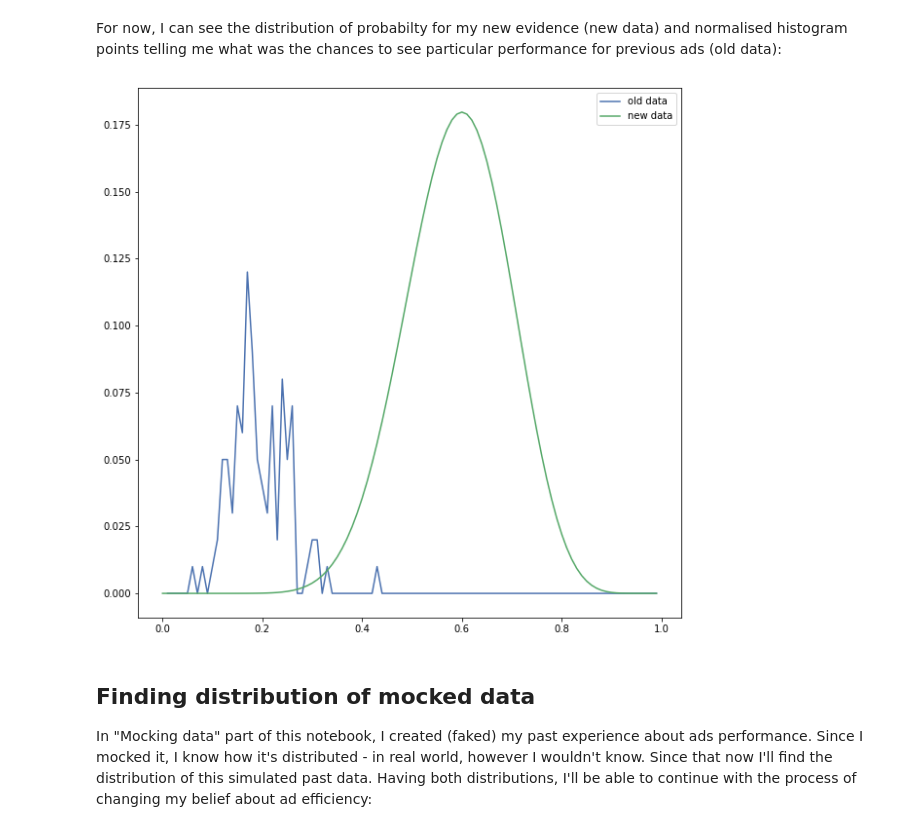
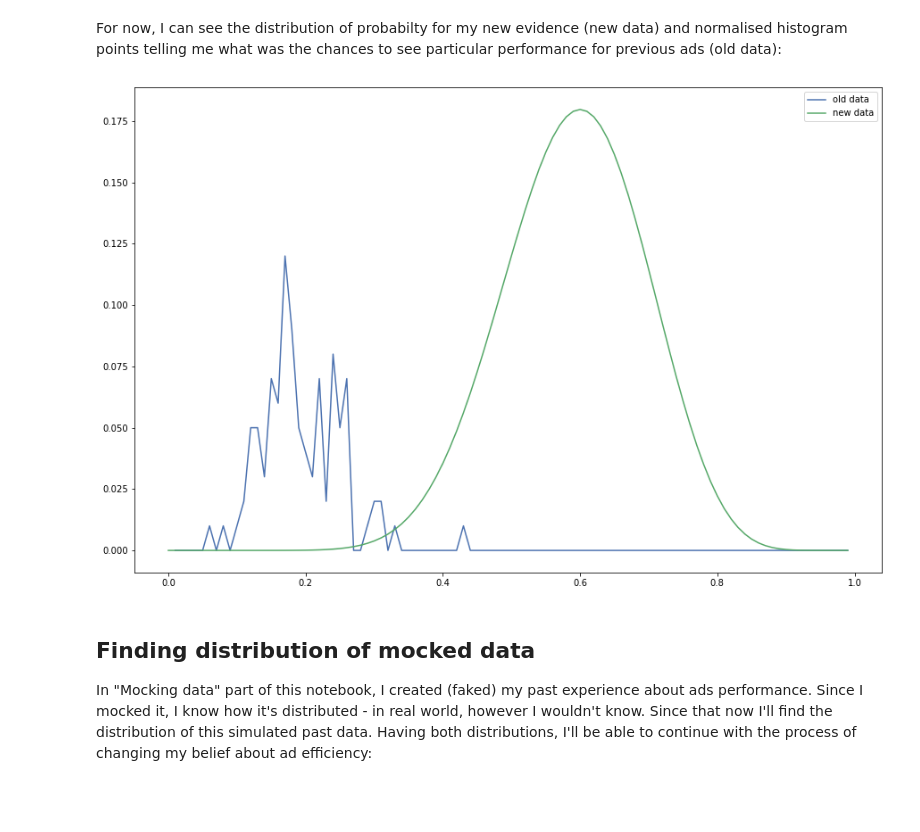
Before and after one commit to marcindahlen/My-adventure-into-Machine-Learning, a Jupyter notebook: MCMC_with_Bayes/notes on inference with MCMC.ipynb, the cells around one changed output. Cells and saved outputs as stored; diff of their text form; code cells hidden in the pictures; blank space fills up the shorter version.

```diff
--- a/MCMC_with_Bayes/notes on inference with MCMC.ipynb
+++ b/MCMC_with_Bayes/notes on inference with MCMC.ipynb
@@ -118,13 +116,13 @@ distribution_ctr_evidence = [binomial_likelihood(p, nr_impressions, nr_clicks) f
 # %% [markdown]
 For now, I can see the distribution of probabilty for my new evidence (new data) and normalised histogram points telling me what was the chances to see particular performance for previous ads (old data):
 # %%
-matplotlib.pyplot.figure(figsize=(10, 10))
+matplotlib.pyplot.figure(figsize=(15, 10))
 matplotlib.pyplot.plot(from_zero_to_one[1:], normalised_historic_histogram, label='old data')
 matplotlib.pyplot.plot(from_zero_to_one, distribution_ctr_evidence, label='new data')
 matplotlib.pyplot.legend(loc='upper right')
 matplotlib.pyplot.show()
 # %% [output]
-[figure, old version]
+[figure, new version]
 # %% [markdown]
 ## Finding distribution of mocked data
 
```
Also changed, not shown: parts of 2 cells of this notebook.
